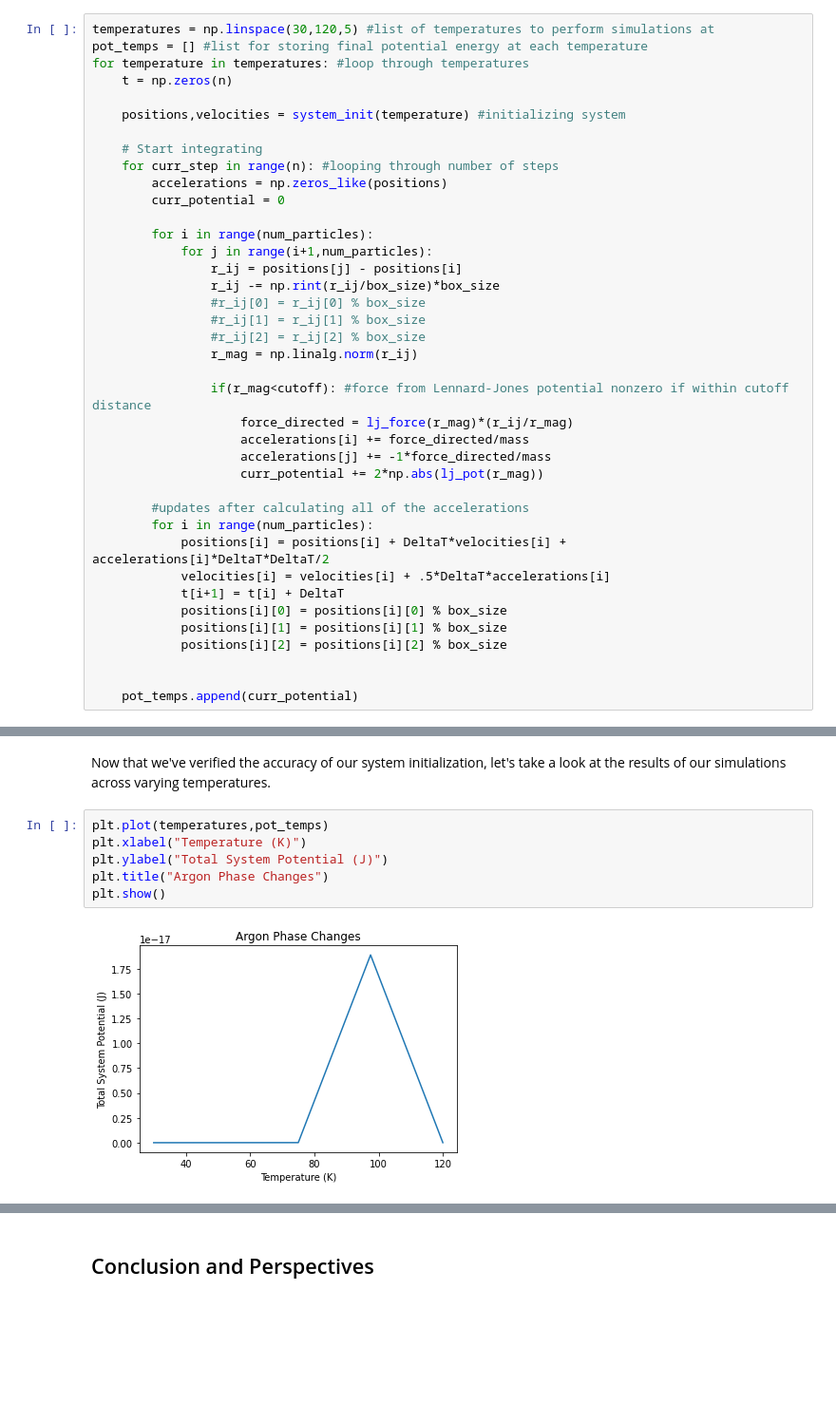
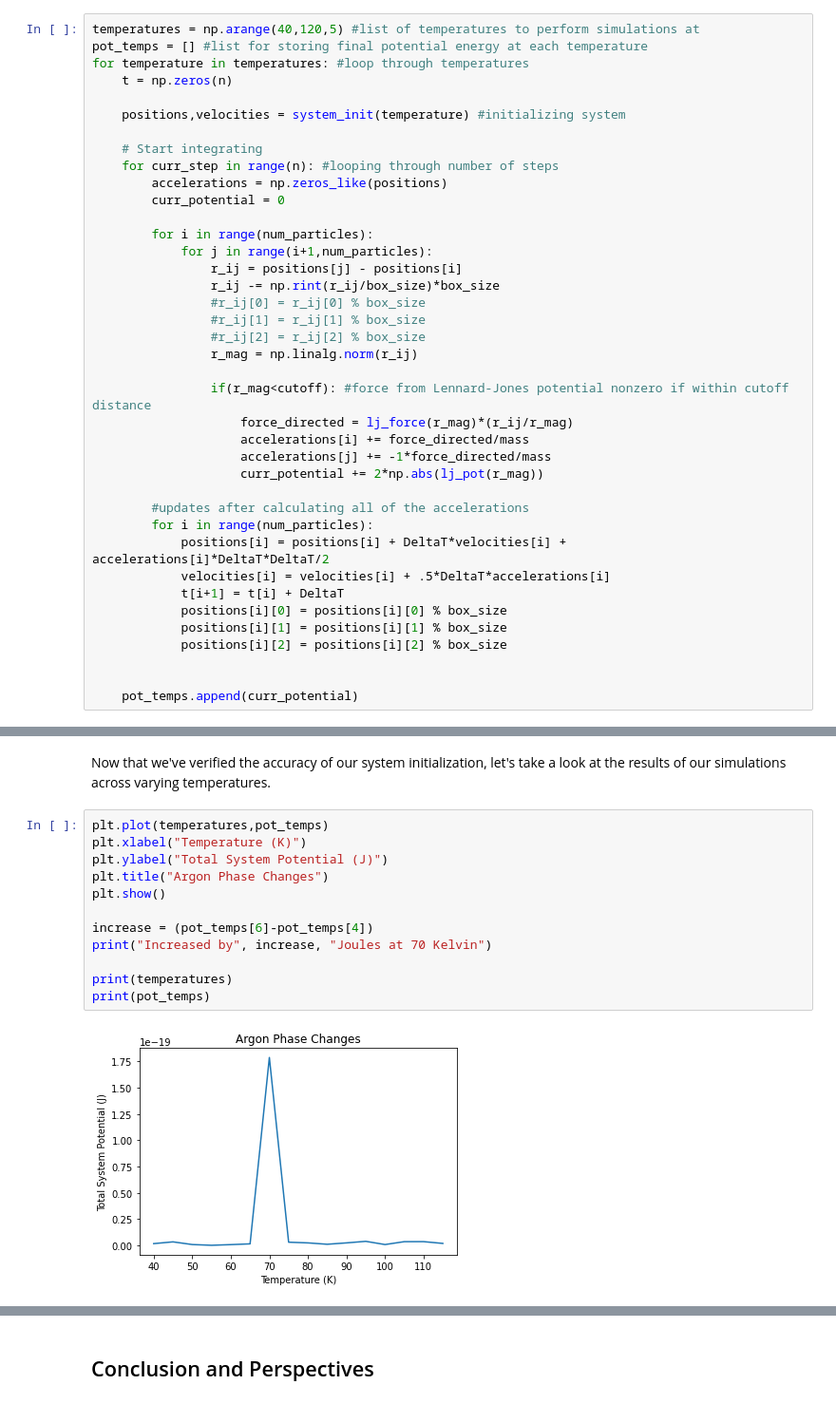
Before and after one commit to bergenkendziorski/moleculardynamics, a Jupyter notebook: Python/Molecular_Dynamics_formatted.ipynb, the cells around one changed output, grey strips where cells are left out. Shown at 95% size. Drawn from its saved outputs; the diff is of its cells as text; blank space fills up the shorter version.

```diff
--- a/Python/Molecular_Dynamics_formatted.ipynb
+++ b/Python/Molecular_Dynamics_formatted.ipynb
@@ -104,7 +106,7 @@ def system_init(temperature):
 # %% [markdown]
 With this all set-up, I was ready to begin the simulation itself. As mentioned before, the simulation was performed for a variety of temperatues, and the final system potential energy was calculated at the end of each simulation.
 # %%
-temperatures = np.linspace(30,120,5) #list of temperatures to perform simulations at
+temperatures = np.arange(40,120,5) #list of temperatures to perform simulations at
 pot_temps = [] #list for storing final potential energy at each temperature
 for temperature in temperatures: #loop through temperatures
     t = np.zeros(n)
@@ -218,8 +220,14 @@ Now that we've verified the accuracy of our system initialization, let's take a
 # %%
 plt.plot(temperatures,pot_temps)
 plt.xlabel("Temperature (K)")
 plt.ylabel("Total System Potential (J)")
 plt.title("Argon Phase Changes")
 plt.show()
+
+increase = (pot_temps[6]-pot_temps[4])
+print("Increased by", increase, "Joules at 70 Kelvin")
+
+print(temperatures)
+print(pot_temps)
 # %% [output]
-[figure, old version]
+[figure, new version]
```
Also changed, not shown: parts of 18 cells of this notebook.
